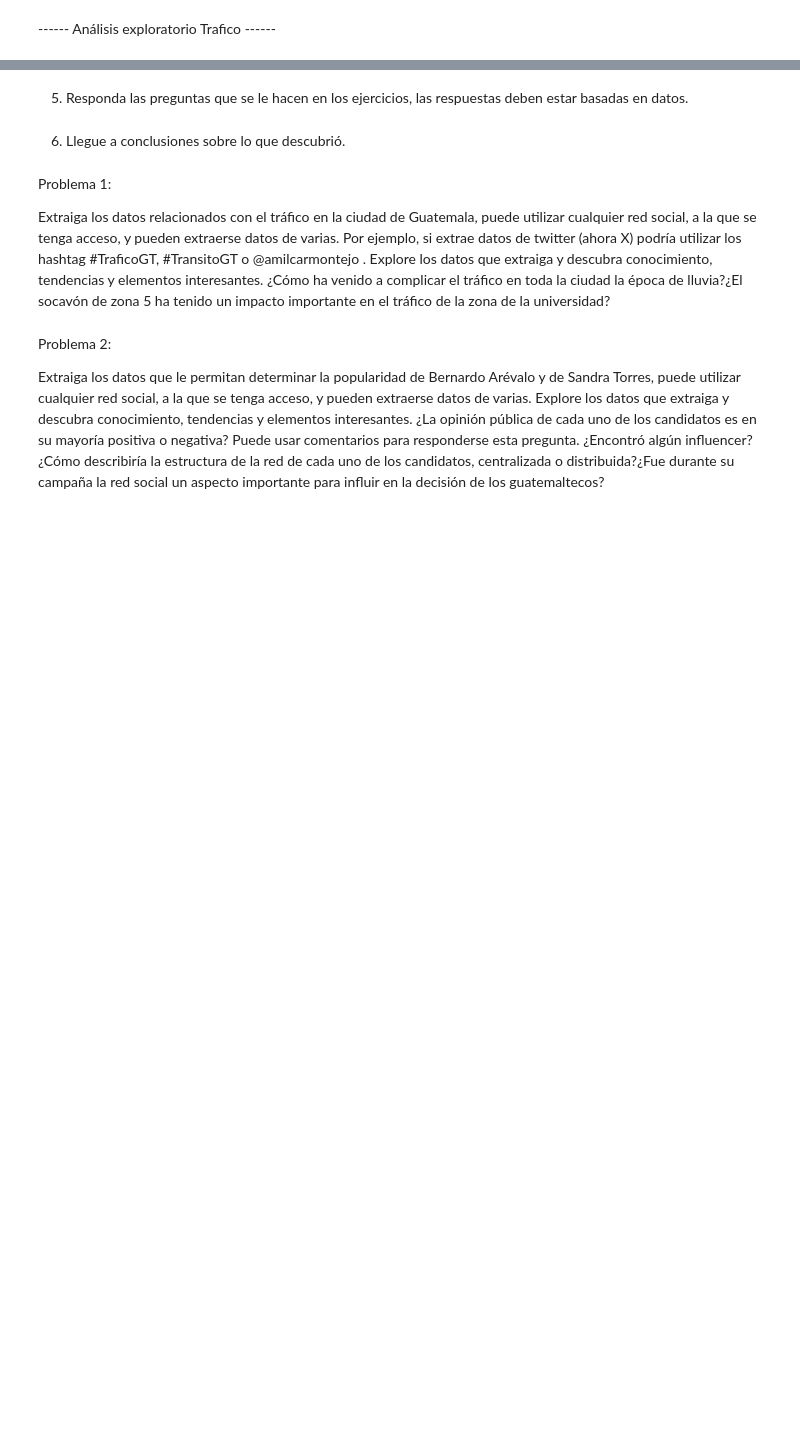
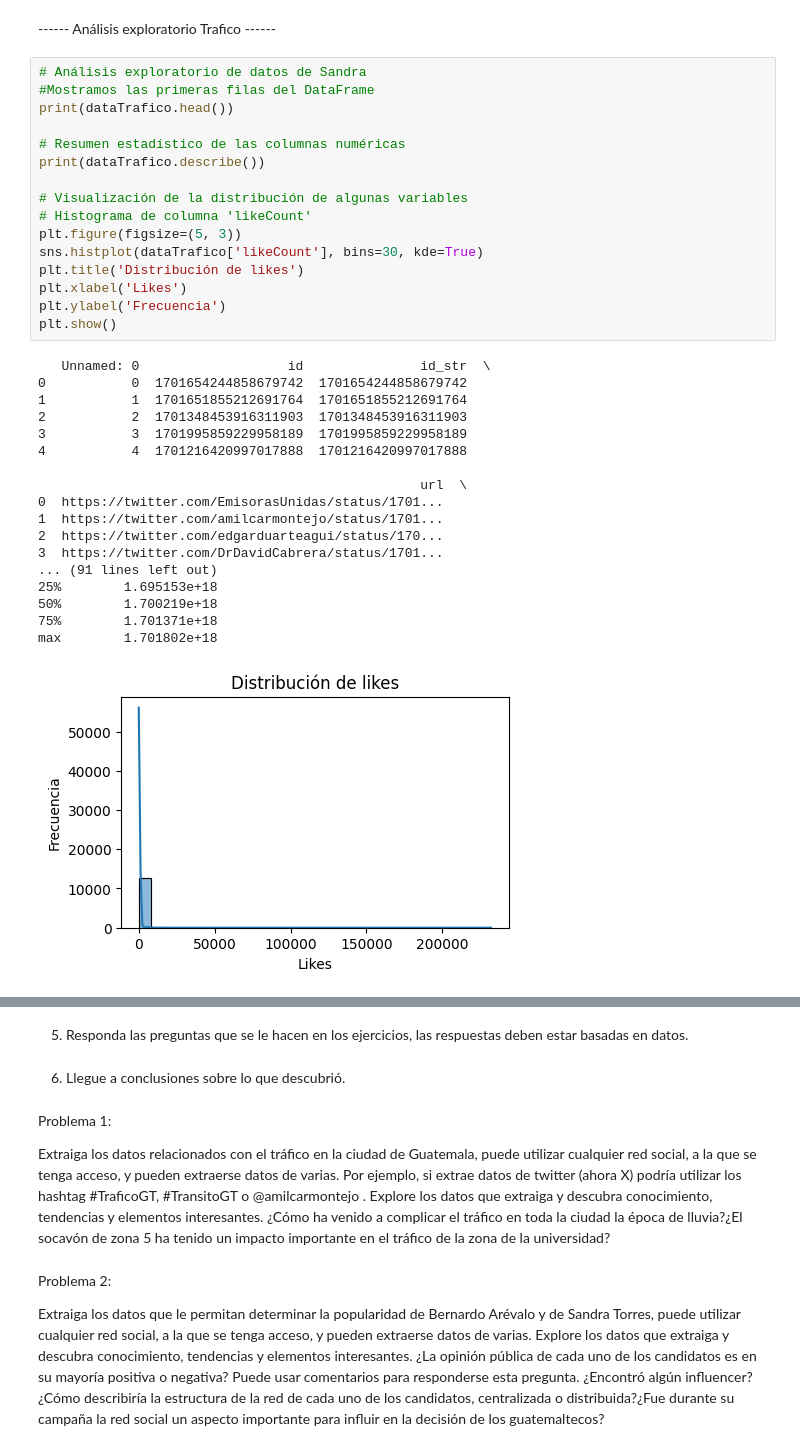
Before and after one commit to CristopherBarrios/Lab6-AnaliticaDeRedesSociales-DataScience, a Jupyter notebook: AnaliticaDeRedesSociales.ipynb, the cells around one changed output, grey strips where cells are left out. Saved outputs shown, nothing was run; the diff lists cells and outputs as text; blank space fills up the shorter version.

```diff
--- a/AnaliticaDeRedesSociales.ipynb
+++ b/AnaliticaDeRedesSociales.ipynb
@@ -508,2 +522,37 @@ ValueError: could not convert string to float: 'https://twitter.com/Yeya16155804
 # %% [markdown]
 ------ Análisis exploratorio Trafico ------
+# %%
+# Análisis exploratorio de datos de Sandra
+#Mostramos las primeras filas del DataFrame
+print(dataTrafico.head())
+
+# Resumen estadístico de las columnas numéricas
+print(dataTrafico.describe())
+
+# Visualización de la distribución de algunas variables
+# Histograma de columna 'likeCount'
+plt.figure(figsize=(5, 3))
+sns.histplot(dataTrafico['likeCount'], bins=30, kde=True)
+plt.title('Distribución de likes')
+plt.xlabel('Likes')
+plt.ylabel('Frecuencia')
+plt.show()
+# %% [output]
+   Unnamed: 0                   id               id_str  \
+0           0  1701654244858679742  1701654244858679742
+1           1  1701651855212691764  1701651855212691764
+2           2  1701348453916311903  1701348453916311903
+3           3  1701995859229958189  1701995859229958189
+4           4  1701216420997017888  1701216420997017888
+
+                                                 url  \
+0  https://twitter.com/EmisorasUnidas/status/1701...
+1  https://twitter.com/amilcarmontejo/status/1701...
+2  https://twitter.com/edgarduarteagui/status/170...
+3  https://twitter.com/DrDavidCabrera/status/1701...
+... (91 lines left out)
+25%        1.695153e+18
+50%        1.700219e+18
+75%        1.701371e+18
+max        1.701802e+18
+[figure, added]
```
Also changed, not shown: parts of 5 cells of this notebook, 1 other file.
